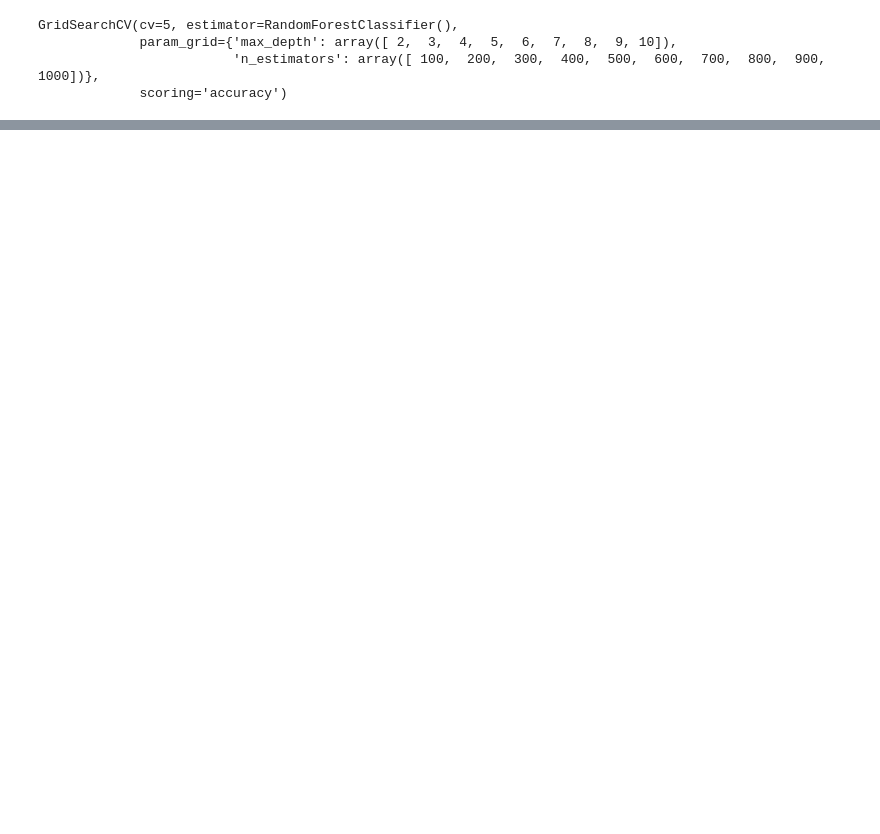
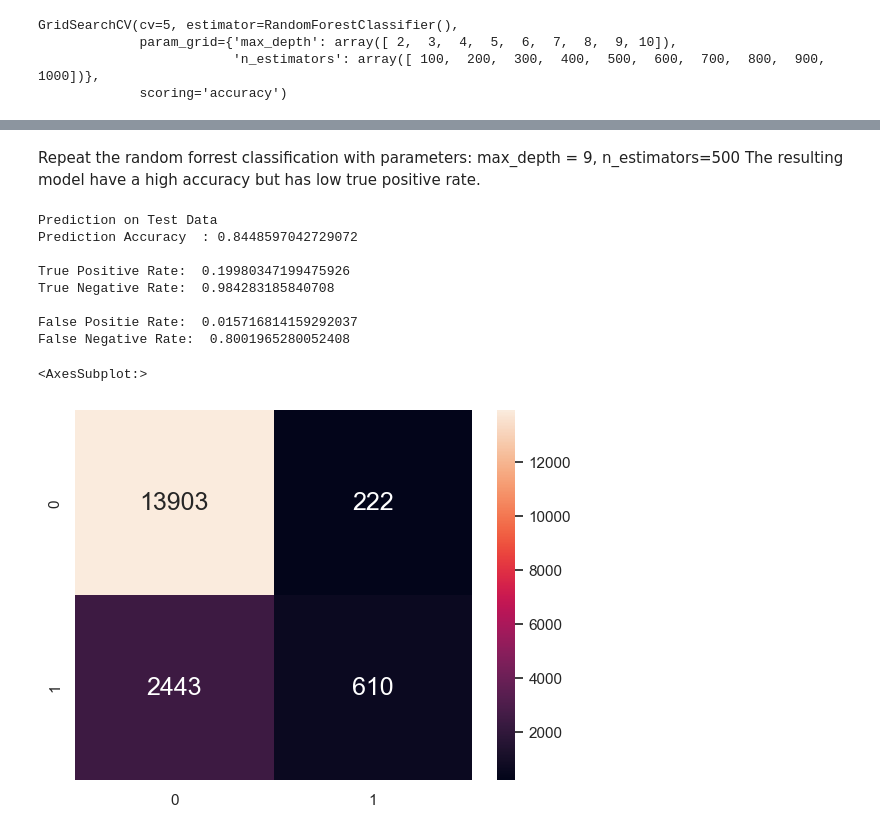
Before and after one commit to DaveG0h/SC1015-Mini-Project, a Jupyter notebook: mltest.ipynb, the cells around one changed output, grey strips where cells are left out. Drawn from its saved outputs; the diff is of its cells as text; code cells hidden in the pictures; blank space fills up the shorter version.

```diff
--- a/mltest.ipynb
+++ b/mltest.ipynb
@@ -336,0 +367,45 @@ hyper_grid.best_score_
+# %% [markdown]
+Repeat the random forrest classification with parameters: max_depth = 9, n_estimators=500
+The resulting model have a high accuracy but has low true positive rate.
+# %%
+y = pd.DataFrame(df_cat["satisfaction_class"])
+x = pd.DataFrame(df_cat.drop(["satisfaction_class","clean_comment","tokens","stemmed_tokens","Customer Remarks","CSAT Score"],axis=1))
+
+x_train,x_test,y_train,y_test = train_test_split(x,y,test_size = 0.2)
+
+randForest = RandomForestClassifier(n_estimators = 500, max_depth = 9)
+
+randForest.fit(x_train,y_train.satisfaction_class.ravel())
+
+y_test_pred = randForest.predict(x_test)
+
+print("Prediction on Test Data")
+print("Prediction Accuracy  :", randForest.score(x_test, y_test))
+print()
+
+con_mat_test = confusion_matrix(y_test, y_test_pred)
+tpTest = con_mat_test[1][1] # True Positives: Good predicted as good
+fpTest = con_mat_test[0][1] # False Positives: Bad predicted as good
+tnTest = con_mat_test[0][0] # True Negatives: Bad predicted as bad
+fnTest = con_mat_test[1][0] # False Negatives: Good predicted as bad
+
+print("True Positive Rate: ", (tpTest/(tpTest + fnTest)))
+print("True Negative Rate: ", (tnTest/(tnTest + fpTest)))
+print()
+
+print("False Positie Rate: ", (fpTest/(fpTest + tnTest)))
+print("False Negative Rate: ", (fnTest/(fnTest + tpTest)))
+
+# Plot the two-way Confusion Matrix
+sb.heatmap(con_mat_test, annot = True, fmt=".0f", annot_kws={"size": 18})
+# %% [output]
+Prediction on Test Data
+Prediction Accuracy  : 0.8448597042729072
+
+True Positive Rate:  0.19980347199475926
+True Negative Rate:  0.984283185840708
+
+False Positie Rate:  0.015716814159292037
+False Negative Rate:  0.8001965280052408
+<AxesSubplot:>
+[figure, added]
```
Also changed, not shown: parts of 10 cells of this notebook.
